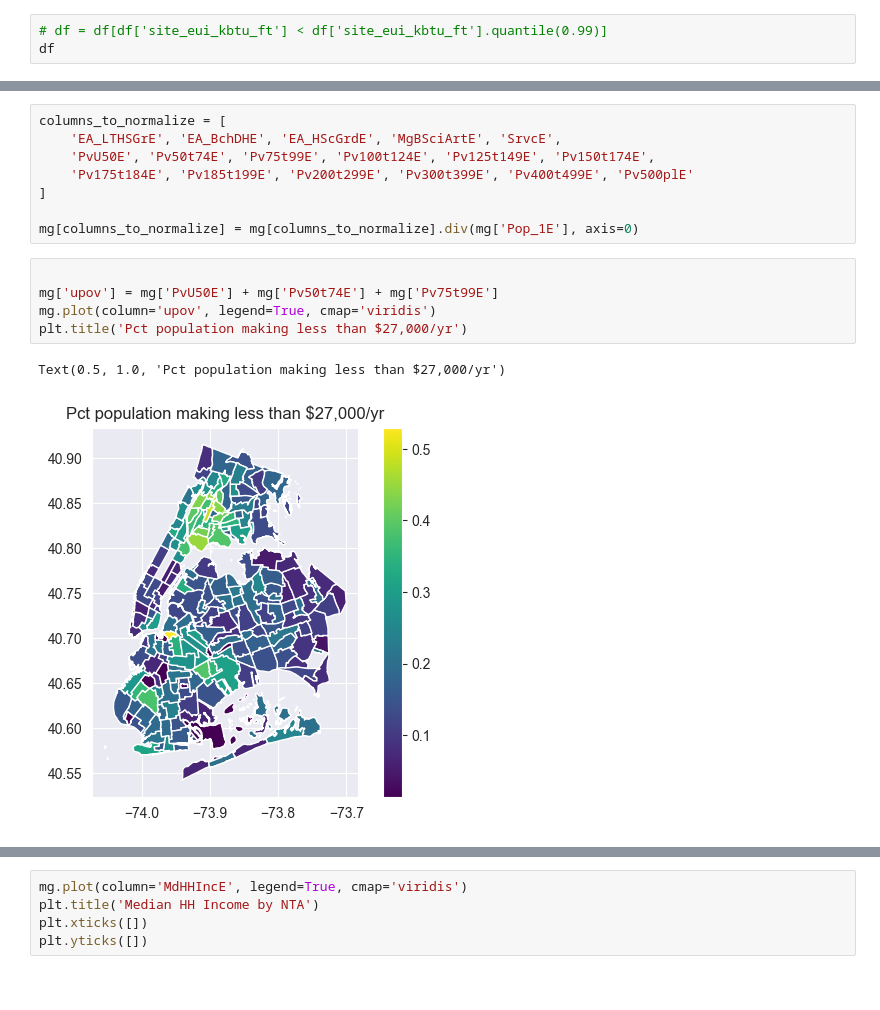
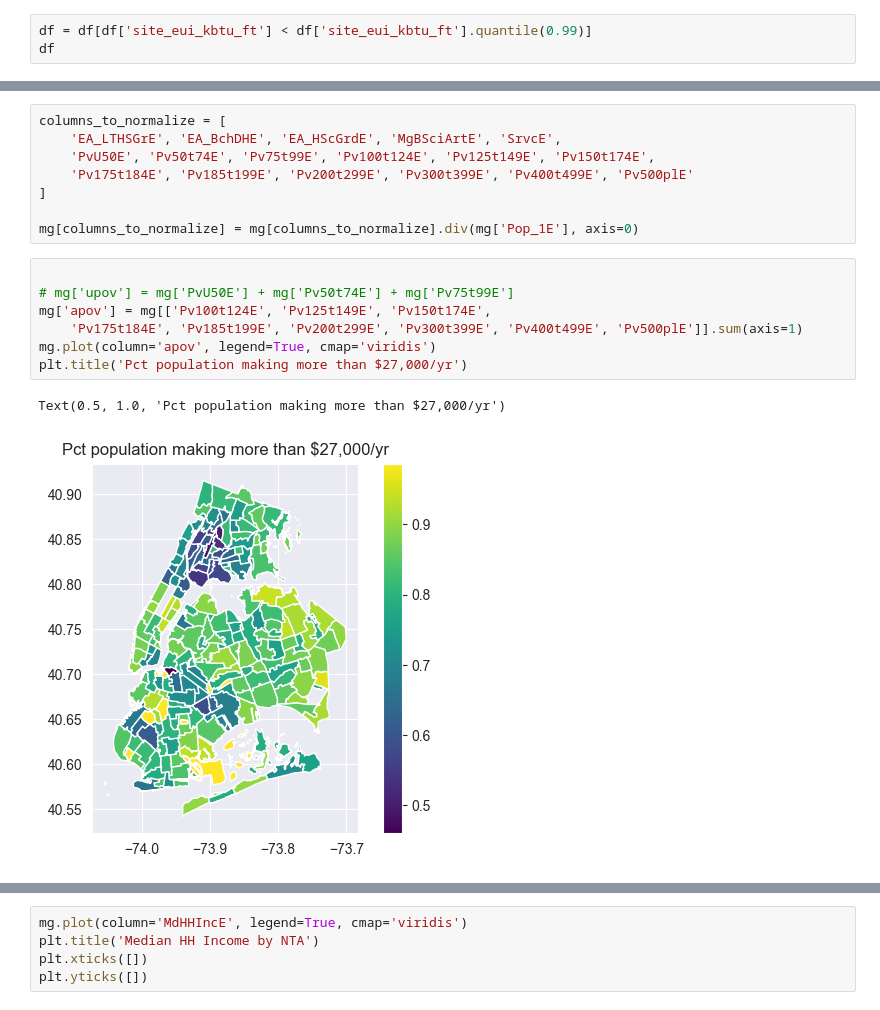
Before and after one commit to nysugfx/lr_final_project, a Jupyter notebook: final_project/viz.ipynb, the cells around one changed output, grey strips where cells are left out. Saved outputs shown, nothing was run; the diff lists cells and outputs as text.

```diff
--- a/final_project/viz.ipynb
+++ b/final_project/viz.ipynb
@@ -20,7 +20,7 @@ df.dropna(inplace=True)
 # %%
 df = df.drop(columns=['total_ghg_emissions_intensity'])
 # %%
-# df = df[df['site_eui_kbtu_ft'] < df['site_eui_kbtu_ft'].quantile(0.99)]
+df = df[df['site_eui_kbtu_ft'] < df['site_eui_kbtu_ft'].quantile(0.99)]
 df
 # %% [output]
 |  | NTACode | n_rides_start | avg_ride_duration_secs_start | n_rides_end | avg_ride_duration_secs_end | primary_property_type | ... |
@@ -78,9 +78,11 @@ columns_to_normalize = [
 mg[columns_to_normalize] = mg[columns_to_normalize].div(mg['Pop_1E'], axis=0)
 # %%
 
-mg['upov'] = mg['PvU50E'] + mg['Pv50t74E'] + mg['Pv75t99E']
-mg.plot(column='upov', legend=True, cmap='viridis')
-plt.title('Pct population making less than $27,000/yr')
+# mg['upov'] = mg['PvU50E'] + mg['Pv50t74E'] + mg['Pv75t99E']
+mg['apov'] = mg[['Pv100t124E', 'Pv125t149E', 'Pv150t174E',
+    'Pv175t184E', 'Pv185t199E', 'Pv200t299E', 'Pv300t399E', 'Pv400t499E', 'Pv500plE']].sum(axis=1)
+mg.plot(column='apov', legend=True, cmap='viridis')
+plt.title('Pct population making more than $27,000/yr')
 # %% [output]
-Text(0.5, 1.0, 'Pct population making less than $27,000/yr')
+Text(0.5, 1.0, 'Pct population making more than $27,000/yr')
-[figure, old version]
+[figure, new version]
```
Also changed, not shown: parts of 2 cells of this notebook, 1 other file.
